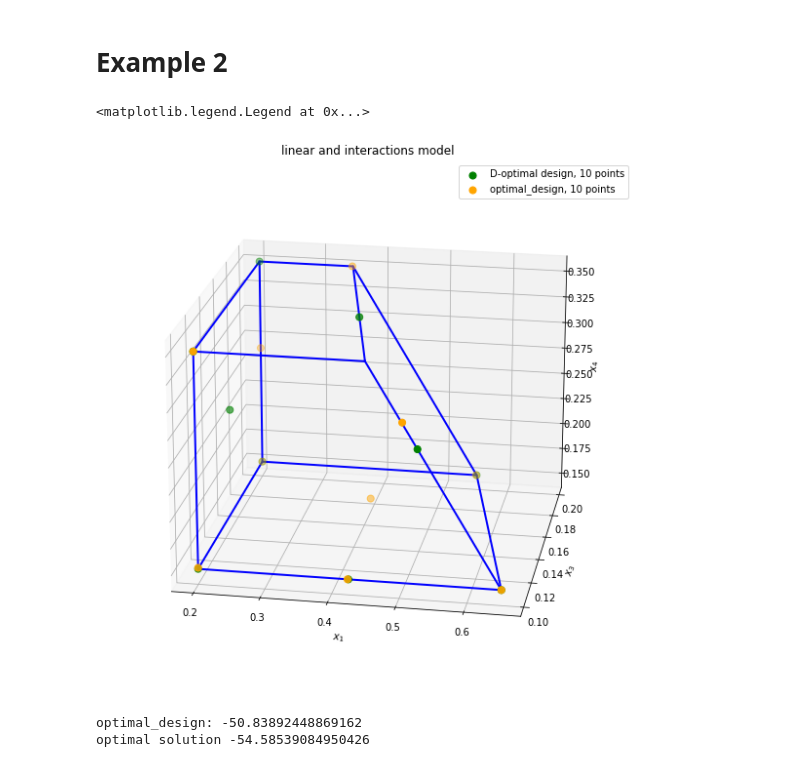
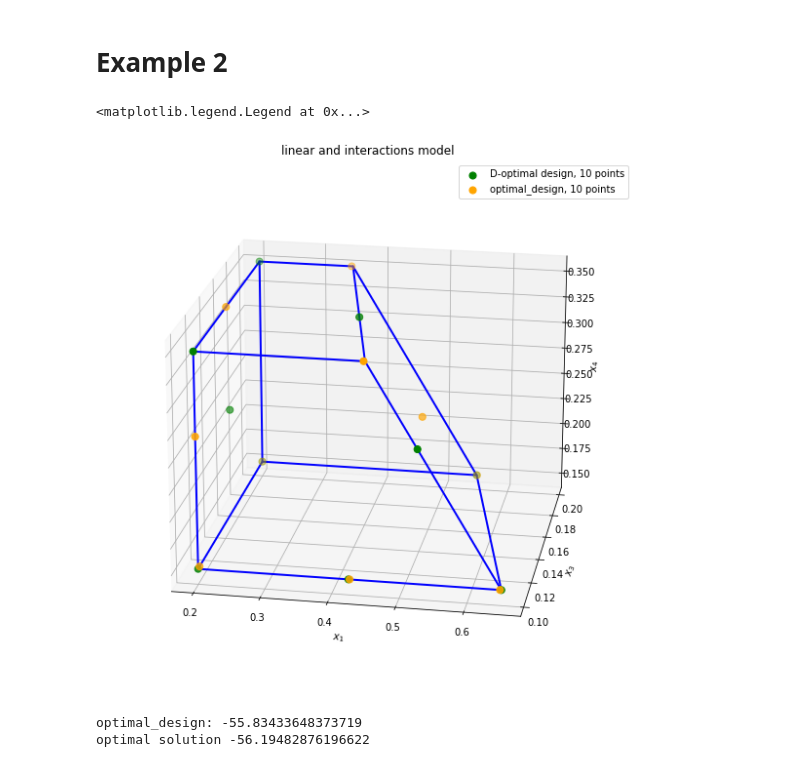
Before and after one commit to basf/doe, a Jupyter notebook: examples/linear_equalities_and_inequalities.ipynb, the cells around one changed output. Saved outputs shown, nothing was run; the diff lists cells and outputs as text; code cells hidden in the pictures.

```diff
--- a/examples/linear_equalities_and_inequalities.ipynb
+++ b/examples/linear_equalities_and_inequalities.ipynb
@@ -303,16 +354,16 @@ d_opt = np.array(
 
 d_optimal_design = np.array(
     [
-        [0.423649, 0.325351, 0.100000, 0.150000],
-        [0.200000, 0.449000, 0.200000, 0.150000],
-        [0.503806, 0.100000, 0.100000, 0.297194],
-        [0.200000, 0.336224, 0.200000, 0.264776],
-        [0.200000, 0.550000, 0.100000, 0.151000],
-        [0.400968, 0.299868, 0.171259, 0.150000],
-        [0.549000, 0.100000, 0.200000, 0.150000],
-        [0.650000, 0.101000, 0.100000, 0.150000],
-        [0.349000, 0.100000, 0.200000, 0.350000],
-        [0.200000, 0.349000, 0.100000, 0.350000],
+        [0.200004, 0.304933, 0.147066, 0.349997],
+        [0.447994, 0.100006, 0.100001, 0.350000],
+        [0.426757, 0.325106, 0.100006, 0.150011],
+        [0.550810, 0.100001, 0.199999, 0.150001],
+        [0.200002, 0.549956, 0.102038, 0.150000],
+        [0.200006, 0.425071, 0.100000, 0.272942],
+        [0.200000, 0.447995, 0.200000, 0.150005],
+        [0.347995, 0.100011, 0.200000, 0.349995],
+        [0.497411, 0.100202, 0.149828, 0.254558],
+        [0.648049, 0.100000, 0.100000, 0.150000],
     ]
 )
 # %%
@@ -369,49 +420,47 @@ ax.plot(
     linewidth=2,
     color="blue"
 )
 
 
 #plot D-optimal design
 d_opt_proj = d_opt[:, [0,2,3]].T
 ax.scatter(
     xs=d_opt_proj[0],
     ys=d_opt_proj[1],
     zs=d_opt_proj[2],
     marker="o",
     s=50,
     color="green",
     label="D-optimal design, 10 points"
 )
 
 d_optimal_design_proj = d_optimal_design[:, [0,2,3]].T
 ax.scatter(
     xs=d_optimal_design_proj[0],
     ys=d_optimal_design_proj[1],
     zs=d_optimal_design_proj[2],
     marker="o",
     s=50,
     color="orange",
-    label="optimal_design, 10 points"
+    label="optimal_design solution, 10 points"
 )
 
 plt.legend()
 # %% [output]
 <matplotlib.legend.Legend at 0x...>
-[figure, old version]
+[figure, new version]
 # %%
-# KONSTANTER TERM MUSS RAUS!
-
-model_formula = get_formula_from_string(problem, "linear-and-interactions")
+model_formula = get_formula_from_string(problem, "-1 + x1 + x2 + x3 + x4 + x1:x2 + x1:x3 + x1:x4 + x2:x3 + x2:x4 + x3:x4")
 
 #optimal_design
 A = pd.DataFrame(d_optimal_design, columns=problem.inputs.names)
 A = model_formula.get_model_matrix(A)
-print("optimal_design:", np.sum(np.log(np.sort(np.abs(np.linalg.eigvals(A.T @ A)))[1:])))
+print("optimal_design:", np.sum(np.log(np.sort(np.abs(np.linalg.eigvals(A.T @ A))))))
 
-#flexible DoE
+#D-optimal design
 A = pd.DataFrame(d_opt, columns=problem.inputs.names)
 A = model_formula.get_model_matrix(A)
-print("optimal solution", np.sum(np.log(np.sort(np.abs(np.linalg.eigvals(A.T @ A)))[1:])))
+print("optimal solution", np.sum(np.log(np.sort(np.abs(np.linalg.eigvals(A.T @ A))))))
 # %% [output]
-optimal_design: -50.83892448869162
-optimal solution -54.58539084950426
+optimal_design: -55.83433648373719
+optimal solution -56.19482876196622
```
Also changed, not shown: parts of 3 cells of this notebook, 1 other file.
